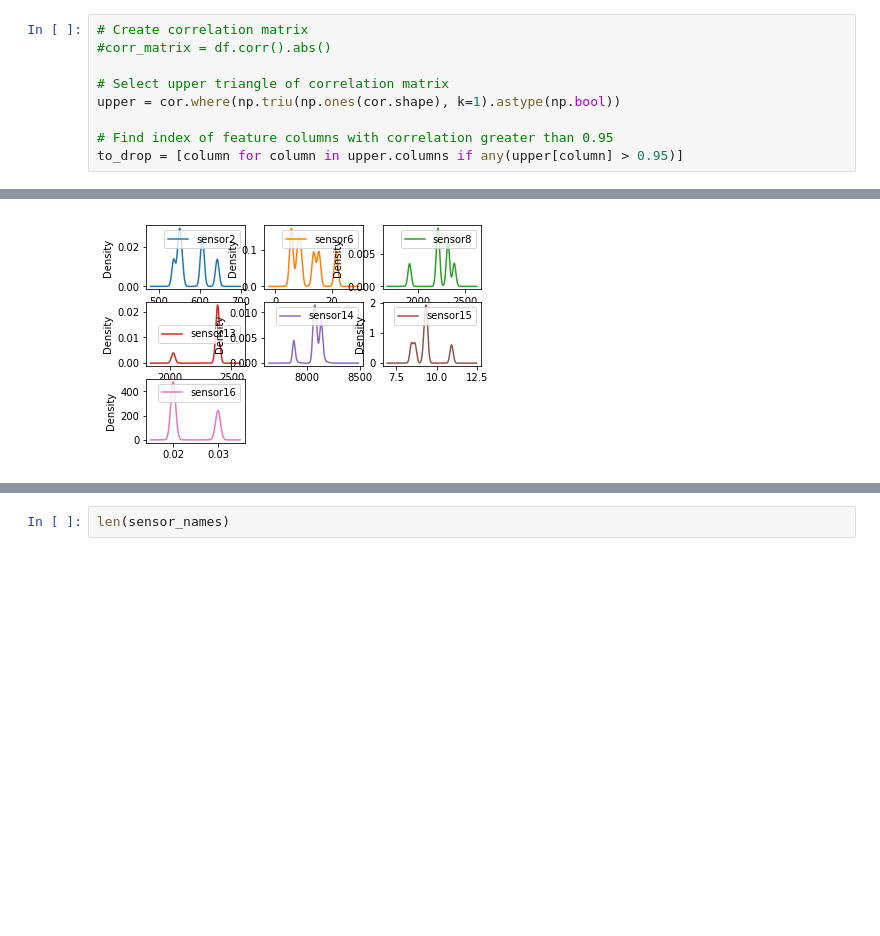
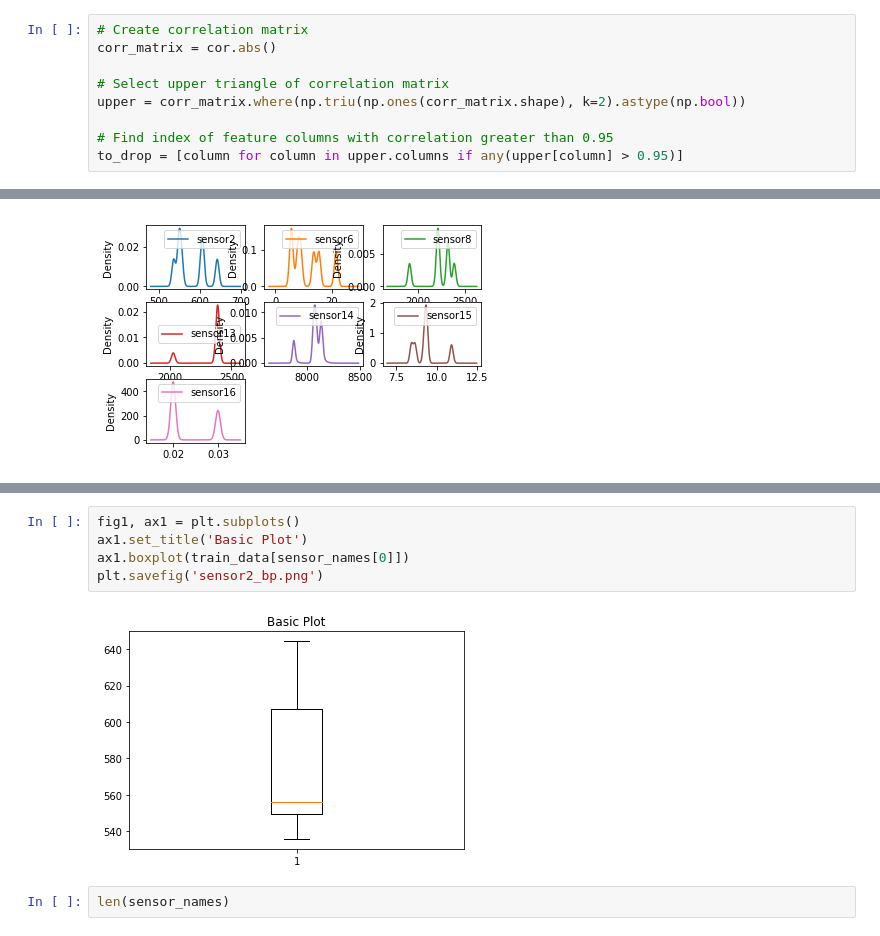
Before and after one commit to olgnaydn/PHM2016, a Jupyter notebook: Sample_Analysis_Notebook_Non_Spark.ipynb, the cells around one changed output, grey strips where cells are left out. Saved outputs shown, nothing was run; the diff lists cells and outputs as text; blank space fills up the shorter version.

Commit message:
boxplots created

```diff
--- a/Sample_Analysis_Notebook_Non_Spark.ipynb
+++ b/Sample_Analysis_Notebook_Non_Spark.ipynb
@@ -165,10 +165,10 @@ sensor_drop_list
 array(['sensor1', 'sensor5', 'sensor18', 'sensor19'], dtype=object)
 # %%
 # Create correlation matrix
-#corr_matrix = df.corr().abs()
+corr_matrix = cor.abs()
 
 # Select upper triangle of correlation matrix
-upper = cor.where(np.triu(np.ones(cor.shape), k=1).astype(np.bool))
+upper = corr_matrix.where(np.triu(np.ones(corr_matrix.shape), k=2).astype(np.bool))
 
 # Find index of feature columns with correlation greater than 0.95
 to_drop = [column for column in upper.columns if any(upper[column] > 0.95)]
@@ -202,3 +213,10 @@ pylab.savefig('foo.png')
+# %%
+fig1, ax1 = plt.subplots()
+ax1.set_title('Basic Plot')
+ax1.boxplot(train_data[sensor_names[0]])
+plt.savefig('sensor2_bp.png')
+# %% [output]
+[figure, added]
 # %%
 len(sensor_names)
 # %% [output]
```
Also changed, not shown: parts of 4 cells of this notebook, 8 other files.
